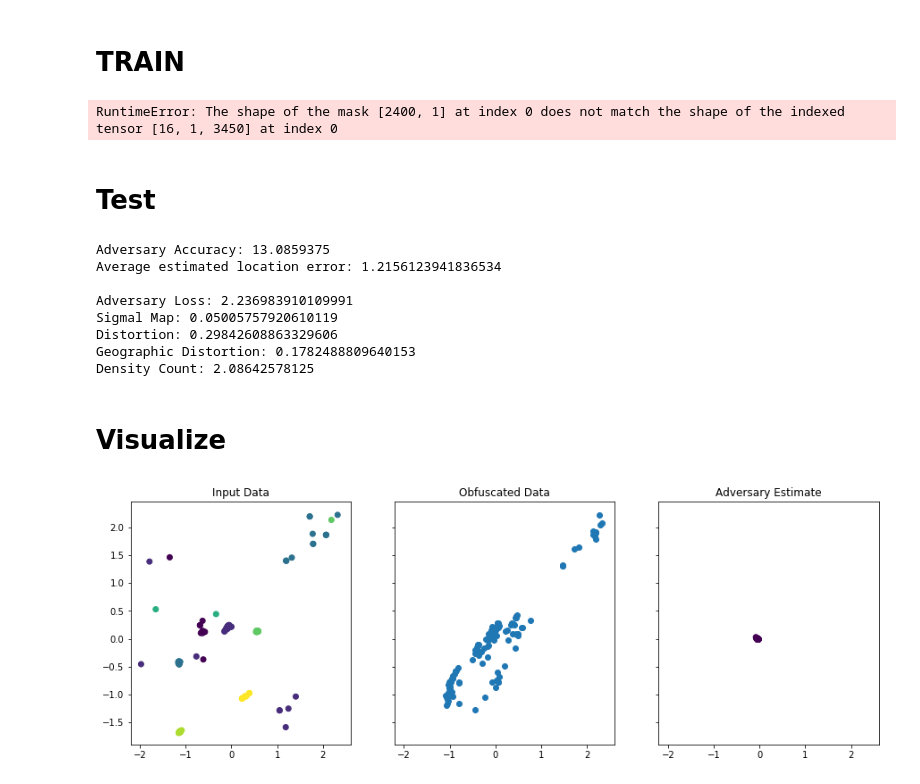
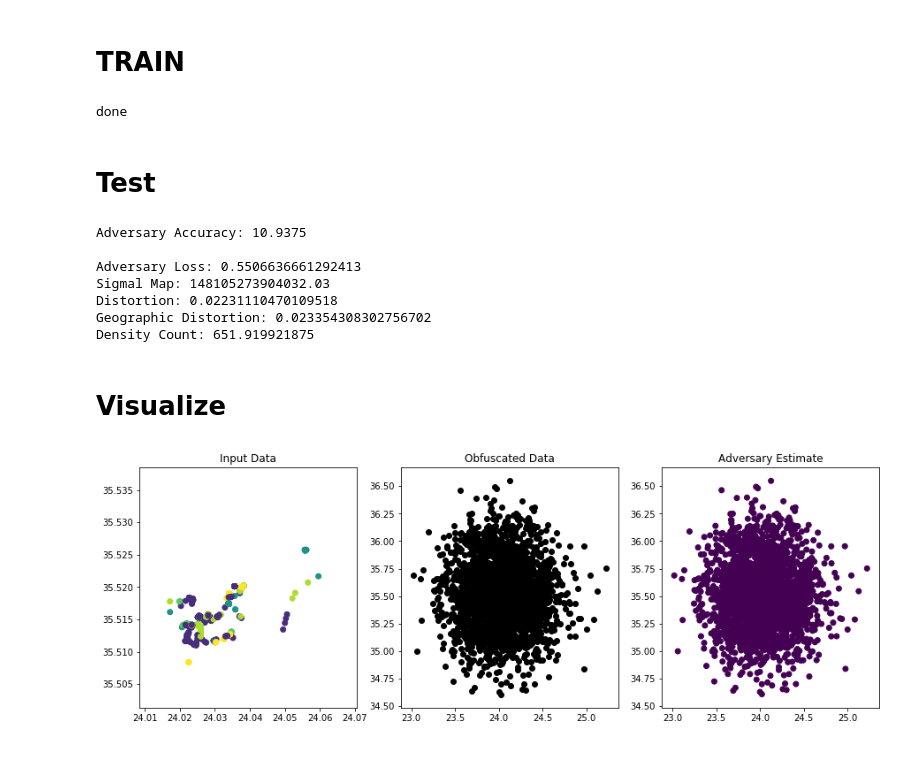
Before and after one commit to lillyclark/pytorch_privacy, a Jupyter notebook: nb_privacy_DaybyDay.ipynb, the cells around one changed output. Saved outputs shown, nothing was run; the diff lists cells and outputs as text; code cells hidden in the pictures; blank space fills up the shorter version.

Commit message:
day by day adversary, and working well entry adversary

```diff
--- a/nb_privacy_DaybyDay.ipynb
+++ b/nb_privacy_DaybyDay.ipynb
@@ -158,8 +156,8 @@ def privatizer_loss(x,y,u,uhat):
     l2 = (x-y).pow(2).mean()
     l3 = (y[:,:,[12+23*i for i in range(150)] + [13+23*i for i in range(150)]]-
           x[:,:,[12+23*i for i in range(150)] + [13+23*i for i in range(150)]]).pow(2).mean() # check this power
-    cx,_,_ = density_count(x,NUM_GRIDS)
-    cy,_,_ = density_count(y,NUM_GRIDS)
+    cx = density_count(x,NUM_GRIDS)
+    cy = density_count(y,NUM_GRIDS)
     l4 = (cx-cy).pow(2).mean()/BATCH_SIZE
     l = torch.nn.CrossEntropyLoss()
     l5 = l(uhat,u)
@@ -358,7 +351,7 @@ print("done")
 #         fd.write(str(ploss.item()))
 #         fd.write(", ")
 # %% [output]
-RuntimeError: The shape of the mask [2400, 1] at index 0 does not match the shape of the indexed tensor [16, 1, 3450] at index 0
+done
 # %% [markdown]
 # Test
 # %%
@@ -386,48 +379,48 @@ with torch.no_grad():
         _, upred = torch.max(uhat.data,1)
         total+=u.size(0)
         correct+=(upred==u).sum().item()
-        dist_error += (x[:,:,12:14]-lochat).pow(2).mean().item()
+#         dist_error += (x[:,:,12:14]-lochat).pow(2).mean().item()
 
         # Utility Metrics
-        l = torch.nn.CrossEntropyLoss()
-        l5 += l(uhat,u).item()
         bx = signal_map_params(x,MAP_PARAMS)
         by = signal_map_params(y,MAP_PARAMS)
-        l1 += (bx-by).pow(2).mean().item()
-        l2 += (y-x).pow(2).mean().item()
-        l3 += (y[:,:,12:14]-x[:,:,12:14]).pow(2).mean().item()
-        cx,_,_ = density_count(x,NUM_GRIDS)
-        cy,_,_ = density_count(y,NUM_GRIDS)
-        l4 += (cx-cy).pow(2).mean().item()/BATCH_SIZE
+        l1 = (bx-by).pow(2).mean()
+        l2 = (x-y).pow(2).mean()
+        l3 = (y[:,:,[12+23*i for i in range(150)] + [13+23*i for i in range(150)]]-
+              x[:,:,[12+23*i for i in range(150)] + [13+23*i for i in range(150)]]).pow(2).mean() # check this power
+        cx = density_count(x,NUM_GRIDS)
+        cy = density_count(y,NUM_GRIDS)
+        l4 = (cx-cy).pow(2).mean()/BATCH_SIZE
+        l = torch.nn.CrossEntropyLoss()
+        l5 = l(uhat,u)
 
         # stop early
         if i==3:
             break
 
     print("Adversary Accuracy:", 100*correct/total)
-    print("Average estimated location error:",dist_error/(i+1))
+#     print("Average estimated location error:",dist_error/(i+1))
     print("")
 
-    print("Adversary Loss:", l5/(i+1))
-    print("Sigmal Map:", l1/(i+1))
-    print("Distortion:", l2/(i+1))
-    print("Geographic Distortion:", l3/(i+1))
-    print("Density Count:",l4/(i+1))
+    print("Adversary Loss:", l5.item()/(i+1))
+    print("Sigmal Map:", l1.item()/(i+1))
+    print("Distortion:", l2.item()/(i+1))
+    print("Geographic Distortion:", l3.item()/(i+1))
+    print("Density Count:",l4.item()/(i+1))
 # %% [output]
-Adversary Accuracy: 13.0859375
-Average estimated location error: 1.2156123941836534
+Adversary Accuracy: 10.9375
 
-Adversary Loss: 2.236983910109991
-Sigmal Map: 0.05005757920610119
-Distortion: 0.29842608863329606
-Geographic Distortion: 0.1782488809640153
-Density Count: 2.08642578125
+Adversary Loss: 0.5506636661292413
+Sigmal Map: 148105273904032.03
+Distortion: 0.02231110470109518
+Geographic Distortion: 0.023354308302756702
+Density Count: 651.919921875
 # %% [markdown]
 # Visualize
 # %%
-show_privatizer(x,y,u,uhat,lochat)
+show_privatizer(x,y,u,uhat)
 # %% [output]
-[figure, old version]
+[figure, new version]
 # %%
 show_maps(x,y,1000)
 # %% [output]
```
Also changed, not shown: parts of 5 cells of this notebook, 4 other files.
